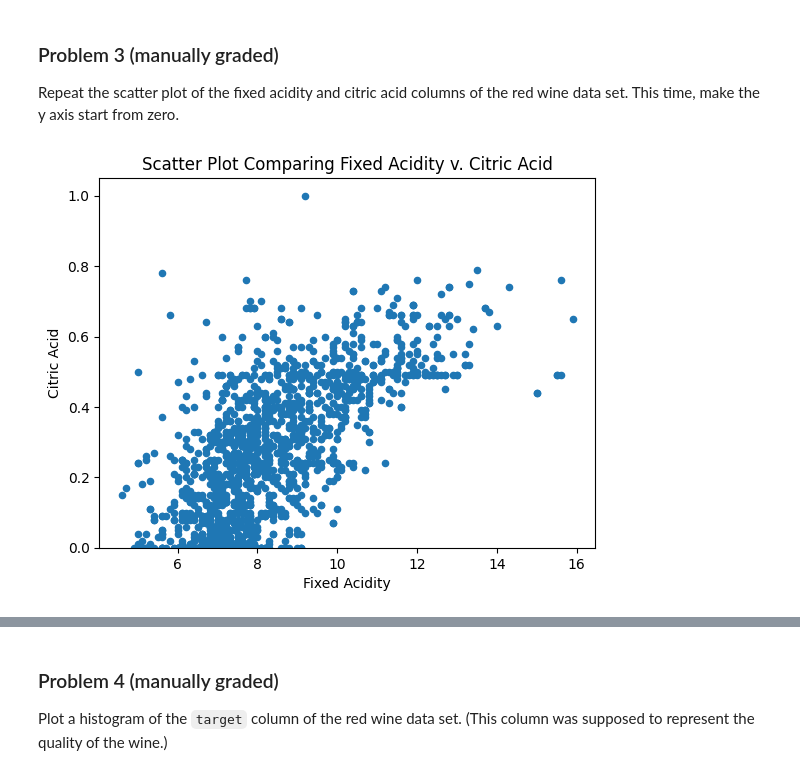
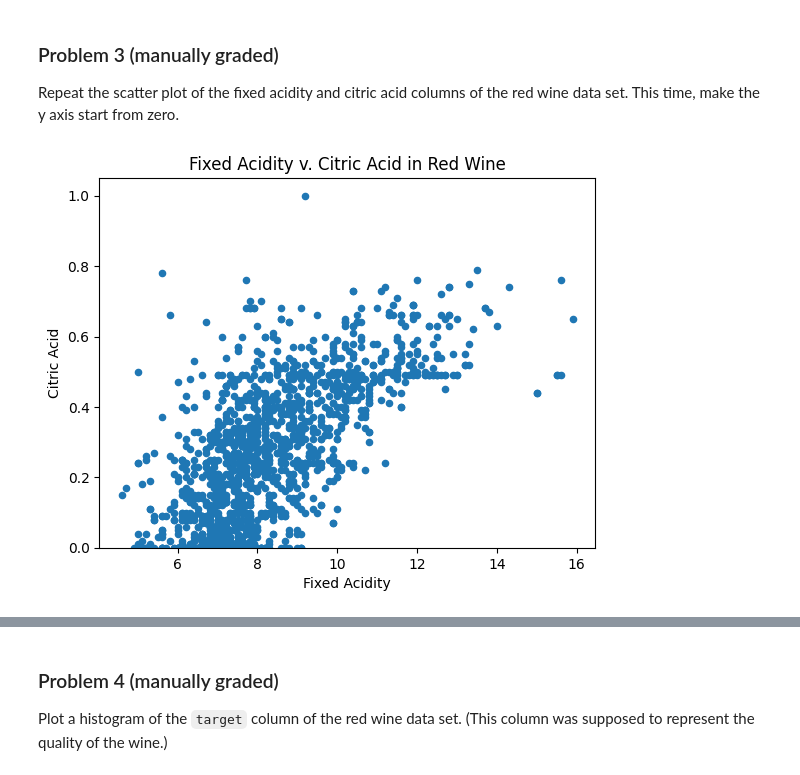
Before and after one commit to Haleymussary00/dx602-homework-10, a Jupyter notebook: homework.ipynb, the cells around one changed output, grey strips where cells are left out. Saved outputs shown, nothing was run; the diff lists cells and outputs as text; code cells hidden in the pictures.

```diff
--- a/homework.ipynb
+++ b/homework.ipynb
@@ -100,14 +100,14 @@ This time, make the y axis start from zero.
 # %%
 # YOUR CHANGES HERE
 
 red_wine.plot.scatter(x="fixed acidity", y="citric acid")
 plt.xlabel("Fixed Acidity")
 plt.ylabel("Citric Acid")
 plt.ylim(0)
-plt.title("Scatter Plot Comparing Fixed Acidity v. Citric Acid")
+plt.title("Fixed Acidity v. Citric Acid in Red Wine")
 None
 # %% [output]
-[figure, old version]
+[figure, new version]
 # %% [markdown]
 <div style="page-break-after: always;"></div>
 # %% [markdown]
```
Also changed, not shown: parts of 4 cells of this notebook.
